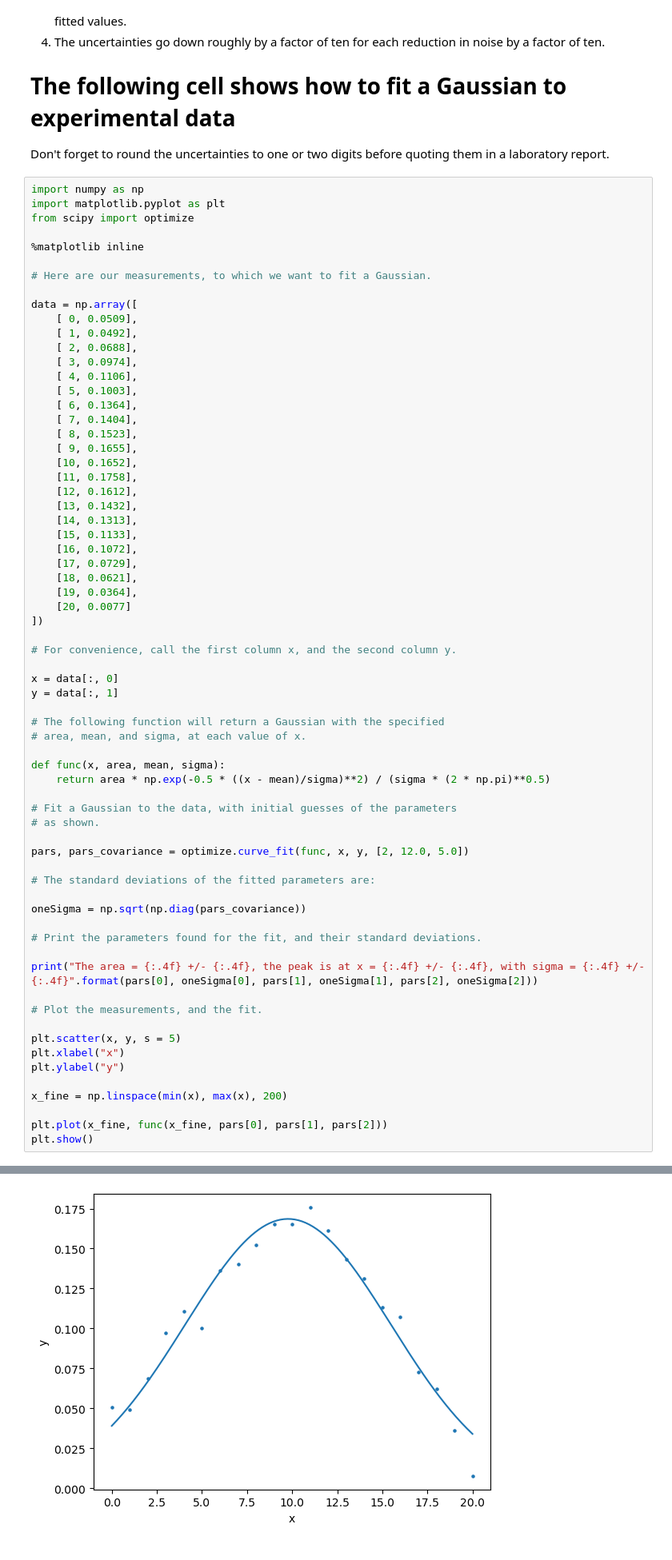
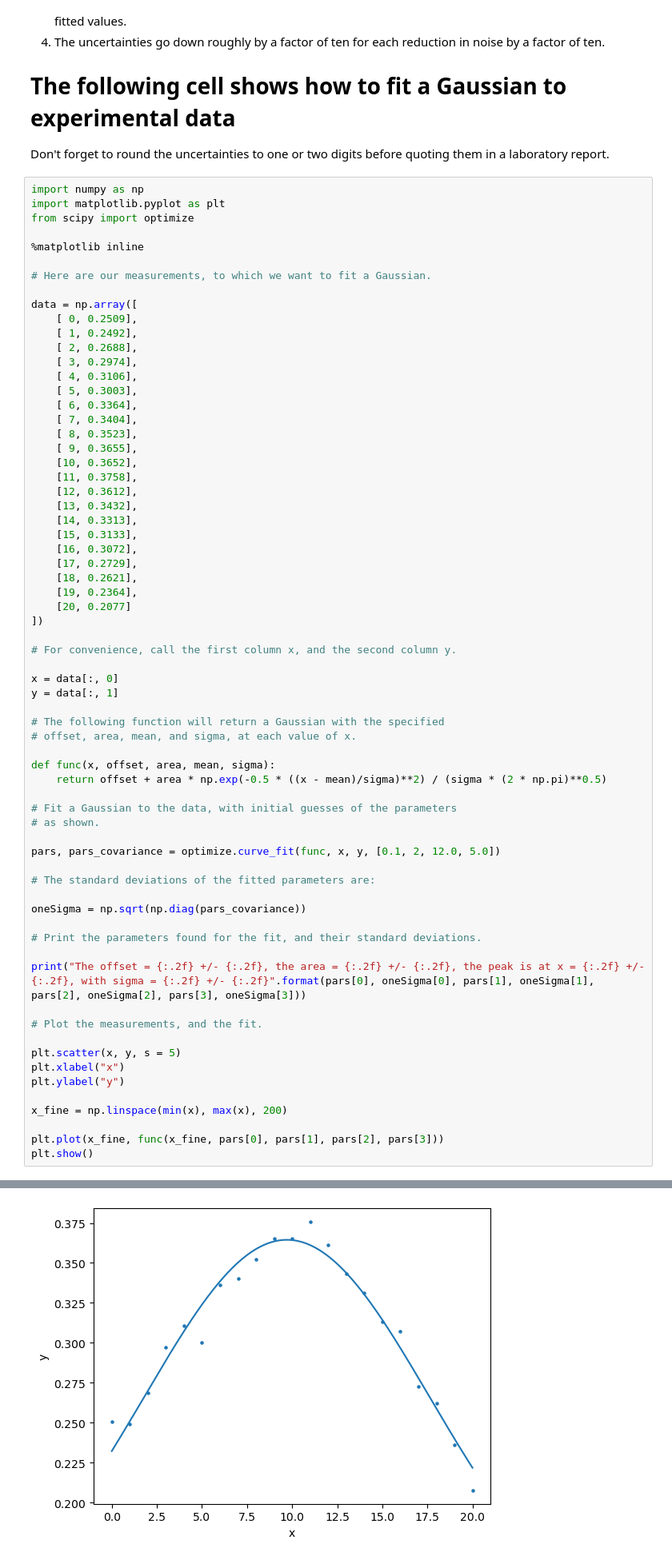
Before and after one commit to phys3112/intro, a Jupyter notebook: mcba16-fitting-gaussians.ipynb, the cells around one changed output, grey strips where cells are left out. Shown at 80% size. Saved outputs shown, nothing was run; the diff lists cells and outputs as text.

```diff
--- a/mcba16-fitting-gaussians.ipynb
+++ b/mcba16-fitting-gaussians.ipynb
@@ -125,27 +127,27 @@ from scipy import optimize
 # Here are our measurements, to which we want to fit a Gaussian.
 
 data = np.array([
-    [ 0, 0.0509],
-    [ 1, 0.0492],
-    [ 2, 0.0688],
-    [ 3, 0.0974],
-    [ 4, 0.1106],
-    [ 5, 0.1003],
-    [ 6, 0.1364],
-    [ 7, 0.1404],
-    [ 8, 0.1523],
-    [ 9, 0.1655],
-    [10, 0.1652],
-    [11, 0.1758],
-    [12, 0.1612],
-    [13, 0.1432],
-    [14, 0.1313],
-    [15, 0.1133],
-    [16, 0.1072],
-    [17, 0.0729],
-    [18, 0.0621],
-    [19, 0.0364],
-    [20, 0.0077]
+    [ 0, 0.2509],
+    [ 1, 0.2492],
+    [ 2, 0.2688],
+    [ 3, 0.2974],
+    [ 4, 0.3106],
+    [ 5, 0.3003],
+    [ 6, 0.3364],
+    [ 7, 0.3404],
+    [ 8, 0.3523],
+    [ 9, 0.3655],
+    [10, 0.3652],
+    [11, 0.3758],
+    [12, 0.3612],
+    [13, 0.3432],
+    [14, 0.3313],
+    [15, 0.3133],
+    [16, 0.3072],
+    [17, 0.2729],
+    [18, 0.2621],
+    [19, 0.2364],
+    [20, 0.2077]
 ])
 
 # For convenience, call the first column x, and the second column y.
@@ -154,15 +156,15 @@ x = data[:, 0]
 y = data[:, 1]
 
 # The following function will return a Gaussian with the specified
-# area, mean, and sigma, at each value of x.
+# offset, area, mean, and sigma, at each value of x.
 
-def func(x, area, mean, sigma):
-    return area * np.exp(-0.5 * ((x - mean)/sigma)**2) / (sigma * (2 * np.pi)**0.5)
+def func(x, offset, area, mean, sigma):
+    return offset + area * np.exp(-0.5 * ((x - mean)/sigma)**2) / (sigma * (2 * np.pi)**0.5)
 
 # Fit a Gaussian to the data, with initial guesses of the parameters
 # as shown.
 
-pars, pars_covariance = optimize.curve_fit(func, x, y, [2, 12.0, 5.0])
+pars, pars_covariance = optimize.curve_fit(func, x, y, [0.1, 2, 12.0, 5.0])
 
 # The standard deviations of the fitted parameters are:
 
@@ -170,7 +172,7 @@ oneSigma = np.sqrt(np.diag(pars_covariance))
 
 # Print the parameters found for the fit, and their standard deviations.
 
-print("The area = {:.4f} +/- {:.4f}, the peak is at x = {:.4f} +/- {:.4f}, with sigma = {:.4f} +/- {:.4f}".format(pars[0], oneSigma[0], pars[1], oneSigma[1], pars[2], oneSigma[2]))
+print("The offset = {:.2f} +/- {:.2f}, the area = {:.2f} +/- {:.2f}, the peak is at x = {:.2f} +/- {:.2f}, with sigma = {:.2f} +/- {:.2f}".format(pars[0], oneSigma[0], pars[1], oneSigma[1], pars[2], oneSigma[2], pars[3], oneSigma[3]))
 
 # Plot the measurements, and the fit.
 
@@ -180,6 +182,6 @@ plt.ylabel("y")
 
 x_fine = np.linspace(min(x), max(x), 200)
 
-plt.plot(x_fine, func(x_fine, pars[0], pars[1], pars[2]))
+plt.plot(x_fine, func(x_fine, pars[0], pars[1], pars[2], pars[3]))
 plt.show()
 # %% [output]
@@ -187,3 +189,3 @@ The area = 2.4150 +/- 0.0656, the peak is at x = 9.7747 +/- 0.1700, with sigma =
-[figure, old version]
+[figure, new version]
 # %% [markdown]
 Michael Ashley 29 Feb 2024
```
Also changed, not shown: parts of 3 cells of this notebook.
